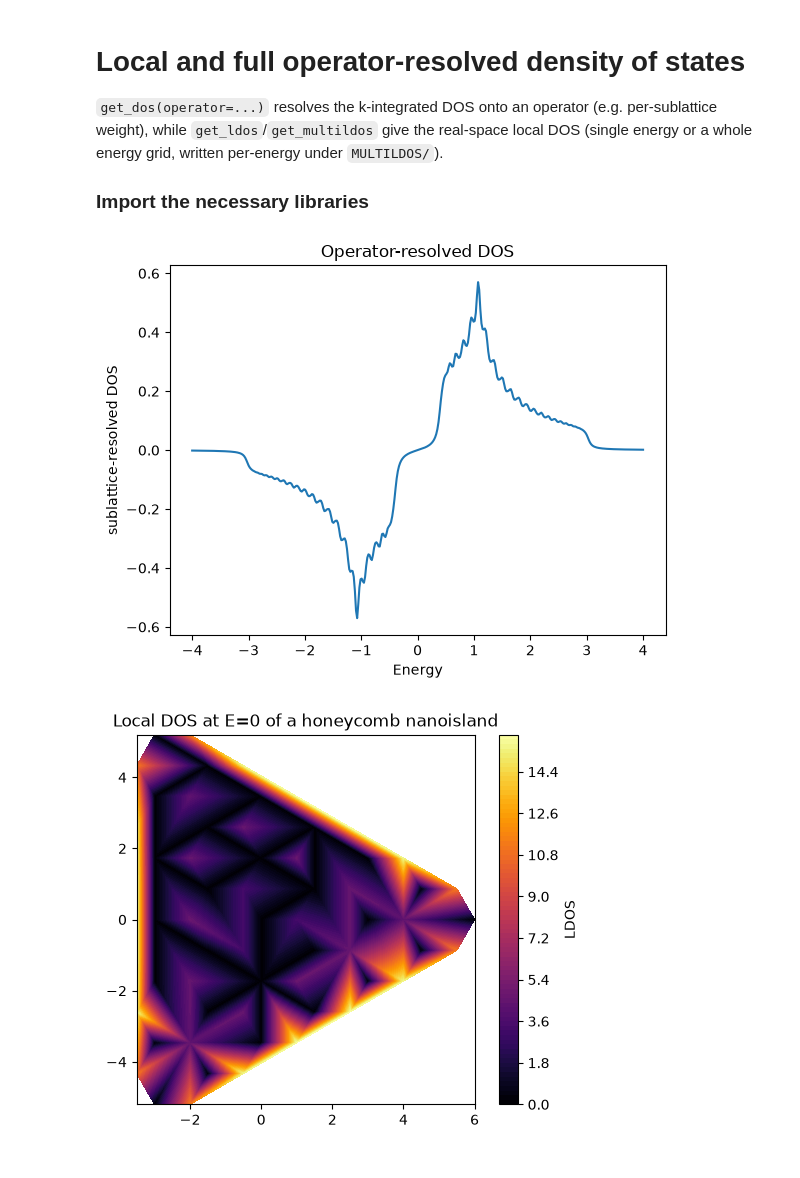
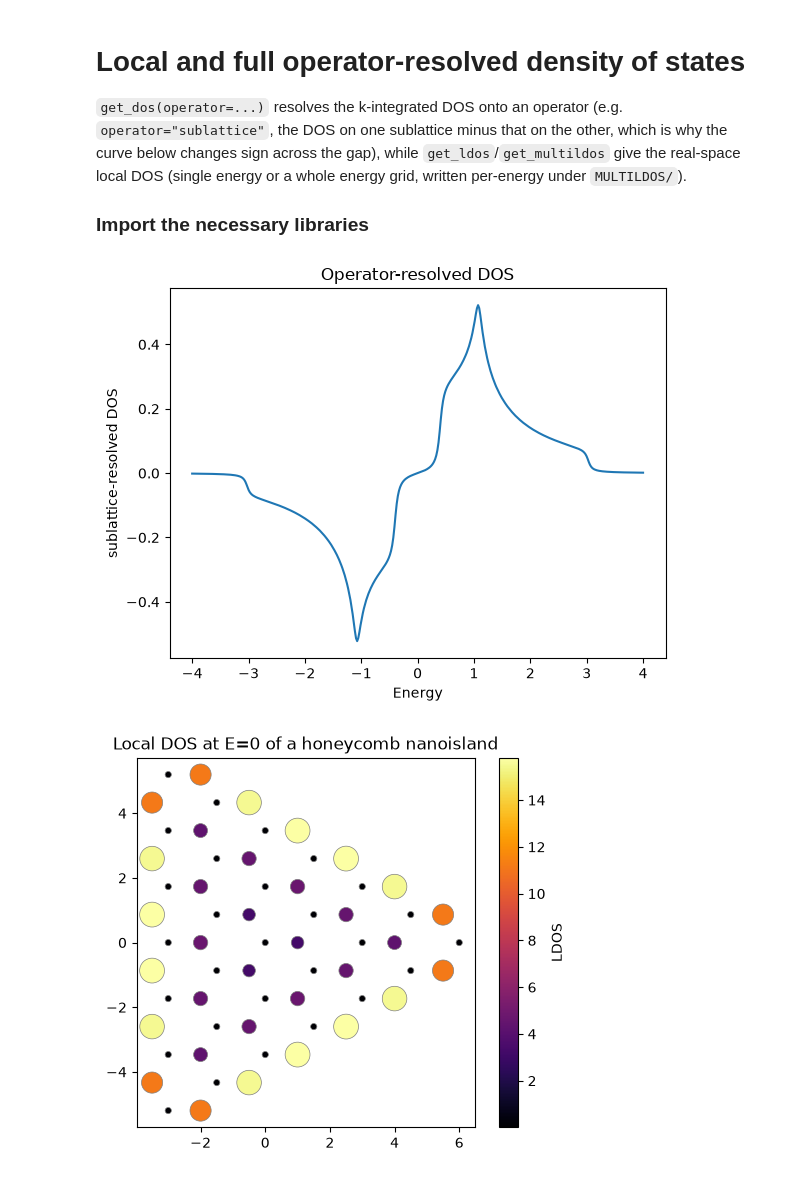
Before and after one commit to joselado/pyqula, a Jupyter notebook: jupyter-notebooks/functionalities/single_particle_hamiltonians/06_operator_resolved_dos.ipynb, the cells around one changed output. Cells and saved outputs as stored; diff of their text form; code cells hidden in the pictures.

```diff
--- a/jupyter-notebooks/functionalities/single_particle_hamiltonians/06_operator_resolved_dos.ipynb
+++ b/jupyter-notebooks/functionalities/single_particle_hamiltonians/06_operator_resolved_dos.ipynb
@@ -1,8 +1,9 @@
 # %% [markdown]
 # Local and full operator-resolved density of states
-`get_dos(operator=...)` resolves the k-integrated DOS onto an operator (e.g. per-sublattice
-weight), while `get_ldos`/`get_multildos` give the real-space local DOS (single energy or a
-whole energy grid, written per-energy under `MULTILDOS/`).
+`get_dos(operator=...)` resolves the k-integrated DOS onto an operator (e.g.
+`operator="sublattice"`, the DOS on one sublattice minus that on the other, which is why the
+curve below changes sign across the gap), while `get_ldos`/`get_multildos` give the real-space
+local DOS (single energy or a whole energy grid, written per-energy under `MULTILDOS/`).
 ### Import the necessary libraries
 # %%
 # Add the root path of the pyqula library
@@ -17,23 +18,23 @@ from pyqula import islands
 g = geometry.honeycomb_lattice()
 h = g.get_hamiltonian(has_spin=True)
 h.add_sublattice_imbalance(.4) # break the two sublattices apart in energy
-(es,ds) = h.get_dos(operator="sublattice",nk=40,delta=5e-2)
+(es,ds) = h.get_dos(operator="sublattice",nk=120,delta=5e-2)
 
 plt.plot(es,ds)
 plt.xlabel("Energy") ; plt.ylabel("sublattice-resolved DOS")
 plt.title("Operator-resolved DOS")
 plt.show()
 # %% [output]
-[figure, old version]
+[figure, new version]
 # %%
 g_isl = islands.get_geometry(name="honeycomb",n=3,nedges=3) # finite flake
 h_isl = g_isl.get_hamiltonian()
 (x,y,d) = h_isl.get_ldos(e=0.0,delta=1e-2) # real-space LDOS at E=0
 
-plt.tricontourf(x,y,d,levels=100,cmap="inferno")
+plt.scatter(x,y,c=d,s=20+300*d/np.max(d),cmap="inferno",edgecolors="gray",linewidths=0.5) # one dot per site
 plt.colorbar(label="LDOS")
 plt.gca().set_aspect("equal")
 plt.title("Local DOS at E=0 of a honeycomb nanoisland")
 plt.show()
 # %% [output]
-[figure, old version]
+[figure, new version]
```
Also changed, not shown: parts of 1 cell of this notebook, 6 other files.
